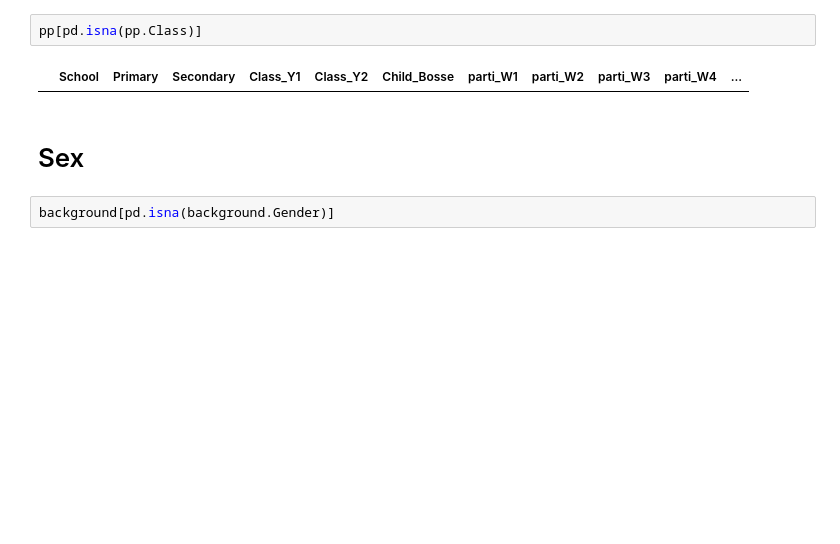
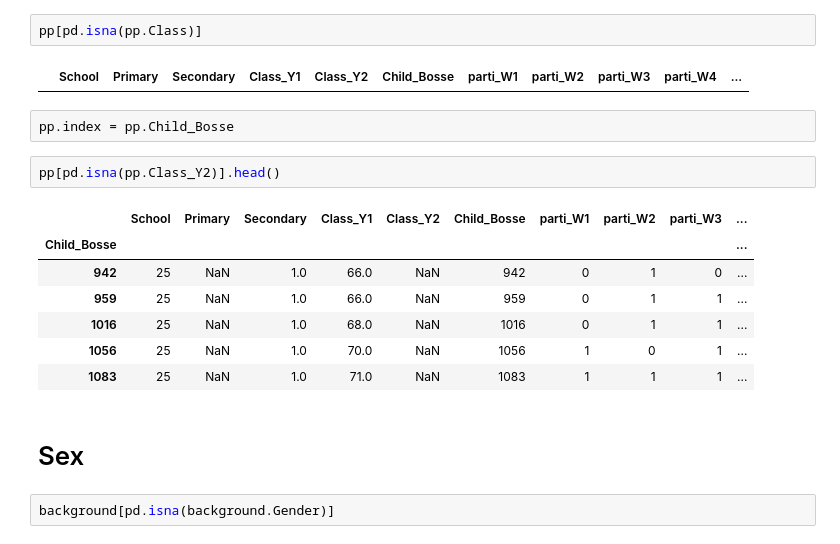
Before and after one commit to ericinlinux/obesity_interventions, a Jupyter notebook: Prototype_Age_Gender_Class.ipynb, the cells around one changed output. Drawn from its saved outputs; the diff is of its cells as text; blank space fills up the shorter version.

```diff
--- a/Prototype_Age_Gender_Class.ipynb
+++ b/Prototype_Age_Gender_Class.ipynb
@@ -142,6 +142,18 @@ pp.Class.fillna(pp.Class_Y1, inplace=True)
 pp[pd.isna(pp.Class)]
 # %% [output]
 |  | School | Primary | Secondary | Class_Y1 | Class_Y2 | Child_Bosse | parti_W1 | parti_W2 | parti_W3 | parti_W4 | ... |
+# %%
+pp.index = pp.Child_Bosse
+# %%
+pp[pd.isna(pp.Class_Y2)].head()
+# %% [output]
+|  | School | Primary | Secondary | Class_Y1 | Class_Y2 | Child_Bosse | parti_W1 | parti_W2 | parti_W3 | ... |
+| Child_Bosse |  |  |  |  |  |  |  |  |  | ... |
+| 942 | 25 | NaN | 1.0 | 66.0 | NaN | 942 | 0 | 1 | 0 | ... |
+| 959 | 25 | NaN | 1.0 | 66.0 | NaN | 959 | 0 | 1 | 1 | ... |
+| 1016 | 25 | NaN | 1.0 | 68.0 | NaN | 1016 | 0 | 1 | 1 | ... |
+| 1056 | 25 | NaN | 1.0 | 70.0 | NaN | 1056 | 1 | 0 | 1 | ... |
+| 1083 | 25 | NaN | 1.0 | 71.0 | NaN | 1083 | 1 | 1 | 1 | ... |
 # %% [markdown]
 # Sex
 # %%
```
Also changed, not shown: 1 other file.
